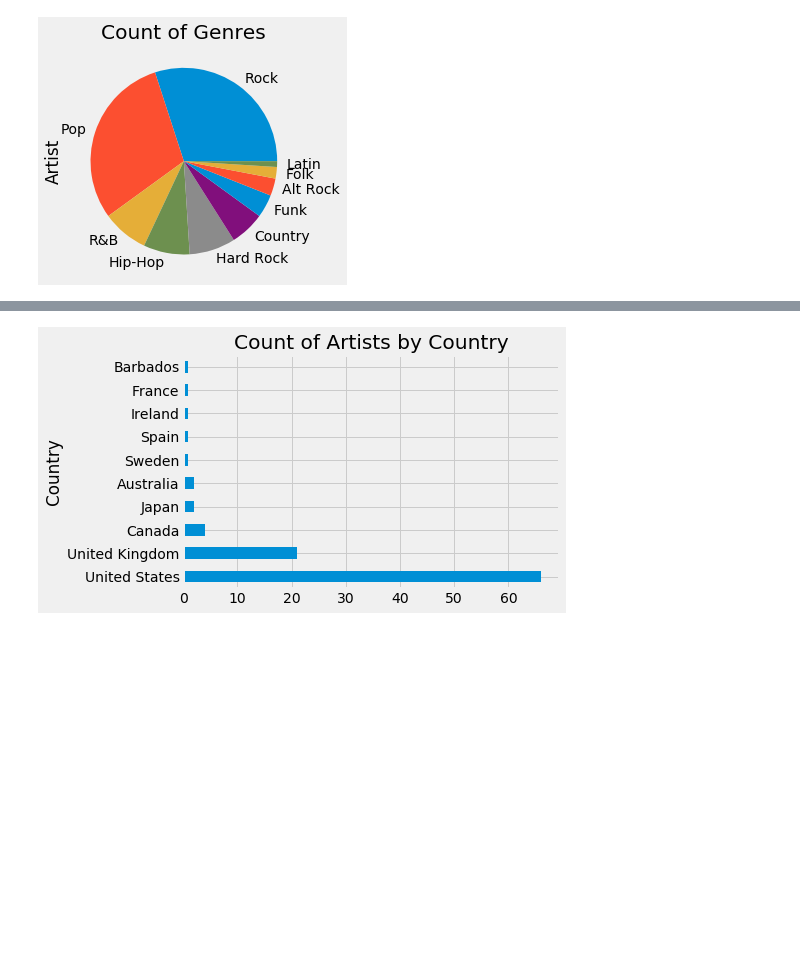
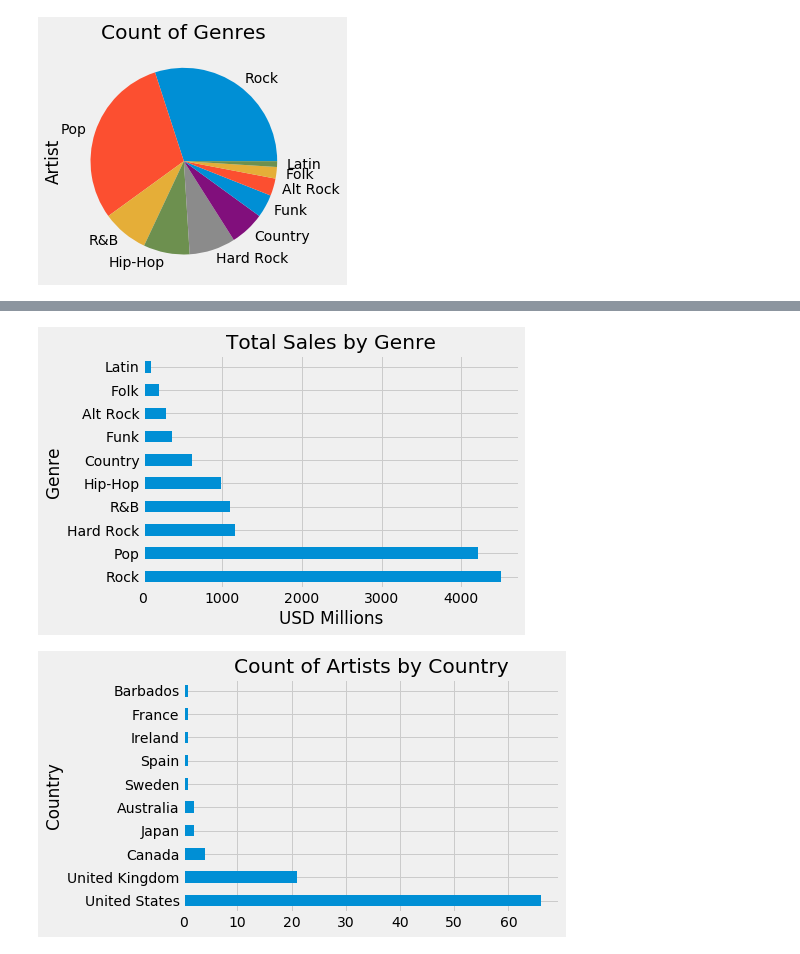
Before and after one commit to shreymukh2020/Spotify-ETL-Analysis, a Jupyter notebook: ETL_Top100_Project.ipynb, the cells around one changed output, grey strips where cells are left out. Cells and saved outputs as stored; diff of their text form; code cells hidden in the pictures; blank space fills up the shorter version.

```diff
--- a/ETL_Top100_Project.ipynb
+++ b/ETL_Top100_Project.ipynb
@@ -158,3 +160,9 @@ plt.show()
+# %%
+total_sales_by_genre = top100_artists_joined.groupby(['Genre']).sum()['Sales'].sort_values(ascending=False).plot(kind='barh',title='Total Sales by Genre')
+total_sales_by_genre.set_xlabel('USD Millions')
+plt.show()
+# %% [output]
+[figure, added]
 # %%
 top100_artists_joined.groupby(['Country']).count()['Artist'].sort_values(ascending=False).plot(kind='barh',title='Count of Artists by Country')
 plt.show()
```
Also changed, not shown: parts of 3 cells of this notebook.
